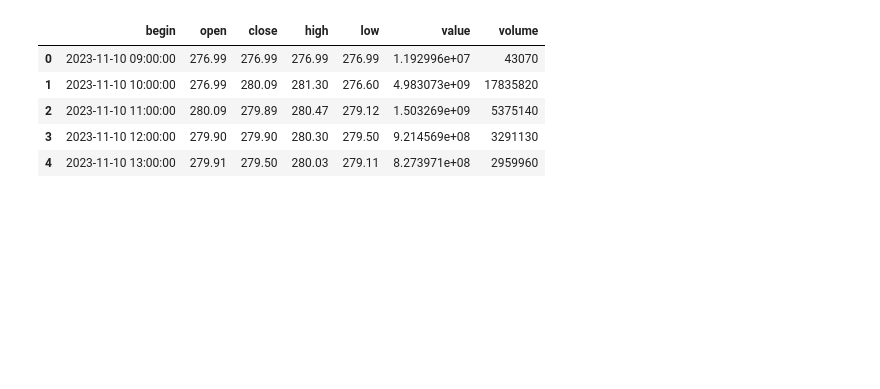
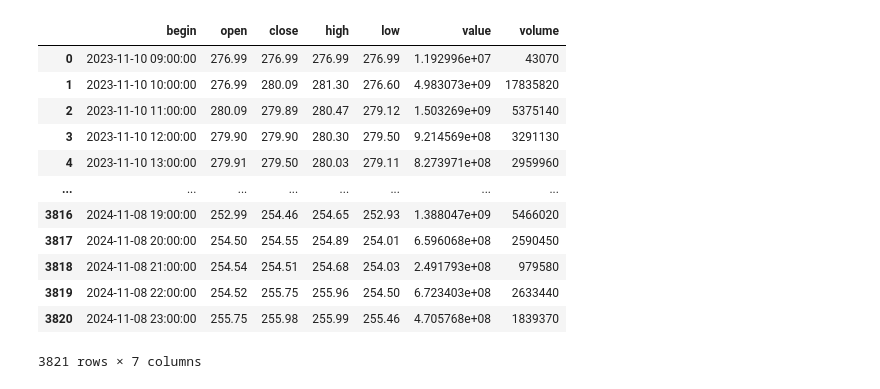
Before and after one commit to FlameDanita/MOEX-analysis, a Jupyter notebook: main.ipynb, the cells around one changed output. Cells and saved outputs as stored; diff of their text form; code cells hidden in the pictures; blank space fills up the shorter version.

```diff
--- a/main.ipynb
+++ b/main.ipynb
@@ -35,8 +39,27 @@ class data:
         print("Дата начала:", self.start_data)
         print("Дата конца:", self.end_data)
 
-    def plot_table(self):
-        pass
+    def plot_table(self, start=0, end=60):
+        fig, ax = plt.subplots(2, sharex=True, figsize=(20, 12))
+        # ax[0].xaxis.set_major_locator(ticker.MaxNLocator(60))
+        # ax[0].yaxis.set_major_locator(ticker.MaxNLocator(5))
+        # ax[1].yaxis.set_major_locator(ticker.MaxNLocator(5))
+
+        candlestick2_ohlc(
+            ax[0], self.table['open'][start:end],
+            self.table['high'][start:end],
+            self.table['low'][start:end],
+            self.table['close'][start:end],
+            width=0.6, colorup='#77d879', colordown='#db3f3f')
+
+        ax[0].set_xticks(range(start, end, 5))
+        ax[0].set_xticklabels(self.table['begin'][start:end:5])
+
+        fig.autofmt_xdate(rotation=90)
+        fig.tight_layout()
+
+        plt.grid()
+        plt.show()
 # %%
 data = data()
 data.read_csv()
@@ -50,9 +75,16 @@ data.get_info()
 # %%
-data.table.head()
+data.table
 # %% [output]
 |  | begin | open | close | high | low | value | volume |
 | 0 | 2023-11-10 09:00:00 | 276.99 | 276.99 | 276.99 | 276.99 | 1.192996e+07 | 43070 |
 | 1 | 2023-11-10 10:00:00 | 276.99 | 280.09 | 281.30 | 276.60 | 4.983073e+09 | 17835820 |
 | 2 | 2023-11-10 11:00:00 | 280.09 | 279.89 | 280.47 | 279.12 | 1.503269e+09 | 5375140 |
 | 3 | 2023-11-10 12:00:00 | 279.90 | 279.90 | 280.30 | 279.50 | 9.214569e+08 | 3291130 |
 | 4 | 2023-11-10 13:00:00 | 279.91 | 279.50 | 280.03 | 279.11 | 8.273971e+08 | 2959960 |
+| ... | ... | ... | ... | ... | ... | ... | ... |
+| 3816 | 2024-11-08 19:00:00 | 252.99 | 254.46 | 254.65 | 252.93 | 1.388047e+09 | 5466020 |
+| 3817 | 2024-11-08 20:00:00 | 254.50 | 254.55 | 254.89 | 254.01 | 6.596068e+08 | 2590450 |
+| 3818 | 2024-11-08 21:00:00 | 254.54 | 254.51 | 254.68 | 254.03 | 2.491793e+08 | 979580 |
+| 3819 | 2024-11-08 22:00:00 | 254.52 | 255.75 | 255.96 | 254.50 | 6.723403e+08 | 2633440 |
+| 3820 | 2024-11-08 23:00:00 | 255.75 | 255.98 | 255.99 | 255.46 | 4.705768e+08 | 1839370 |
+3821 rows × 7 columns
```
Also changed, not shown: parts of 2 cells of this notebook.
